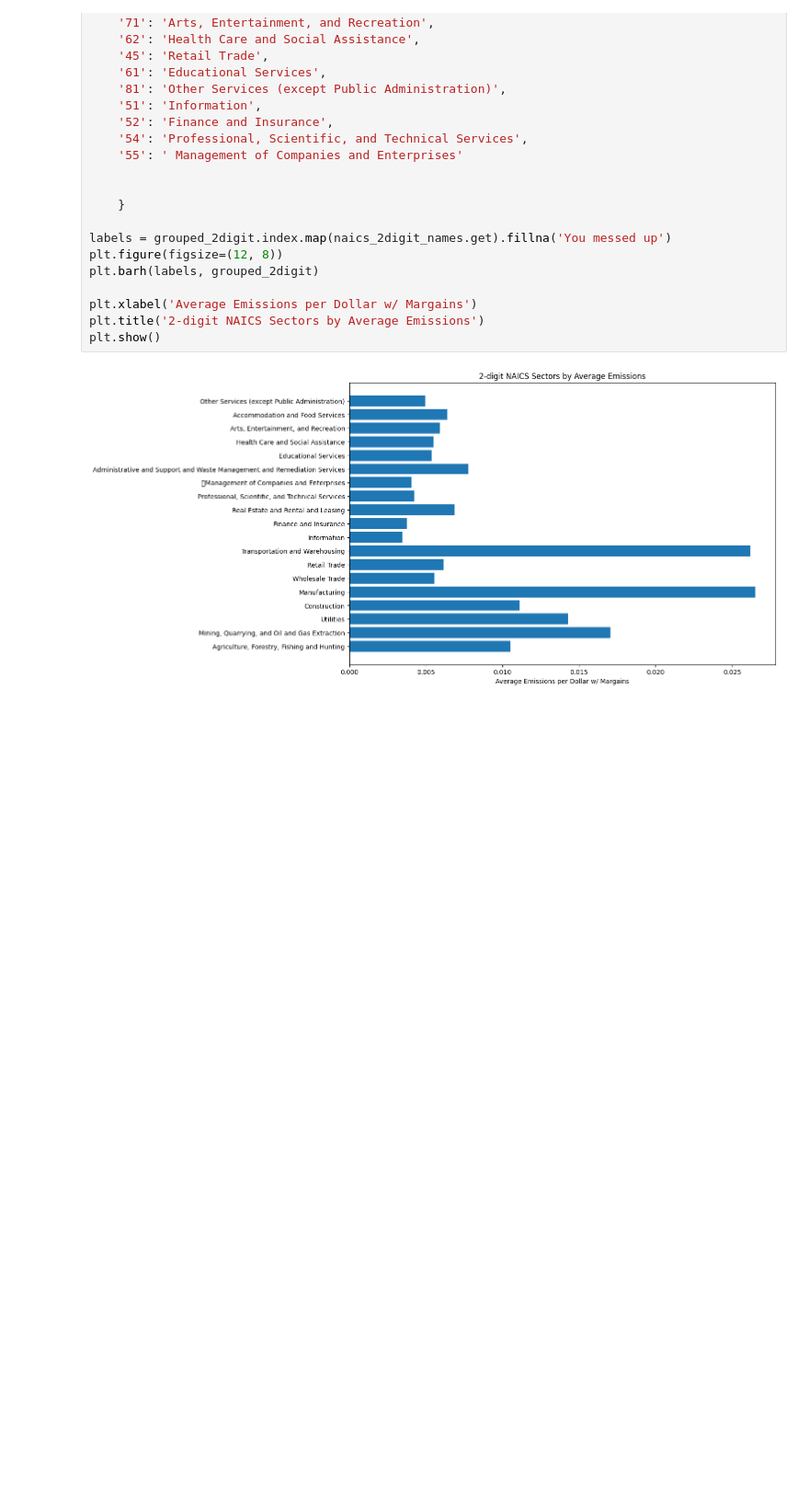
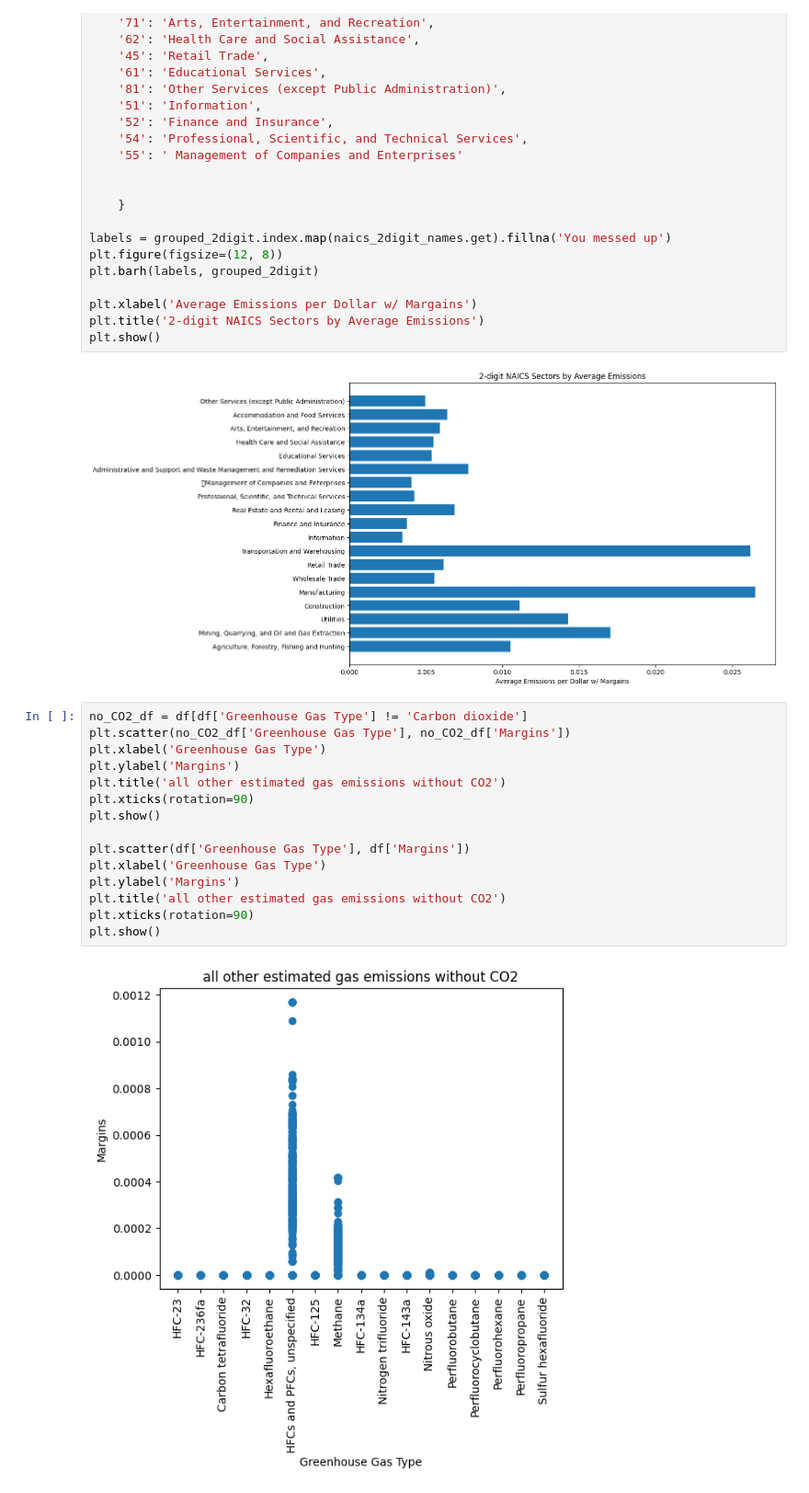
Before and after one commit to coopaloop536/Cooper_CO2_Emissions, a Jupyter notebook: CO2_Emissions_Project.ipynb, the cells around one changed output. Shown at 92% size. Saved outputs shown, nothing was run; the diff lists cells and outputs as text; blank space fills up the shorter version.

```diff
--- a/CO2_Emissions_Project.ipynb
+++ b/CO2_Emissions_Project.ipynb
@@ -119,3 +119,20 @@ plt.title('2-digit NAICS Sectors by Average Emissions')
 plt.show()
 # %% [output]
 [figure]
+# %%
+no_CO2_df = df[df['Greenhouse Gas Type'] != 'Carbon dioxide']
+plt.scatter(no_CO2_df['Greenhouse Gas Type'], no_CO2_df['Margins'])
+plt.xlabel('Greenhouse Gas Type')
+plt.ylabel('Margins')
+plt.title('all other estimated gas emissions without CO2')
+plt.xticks(rotation=90)
+plt.show()
+
+plt.scatter(df['Greenhouse Gas Type'], df['Margins'])
+plt.xlabel('Greenhouse Gas Type')
+plt.ylabel('Margins')
+plt.title('all other estimated gas emissions without CO2')
+plt.xticks(rotation=90)
+plt.show()
+# %% [output]
+[figure, added]
```
Also changed, not shown: parts of 3 cells of this notebook.
